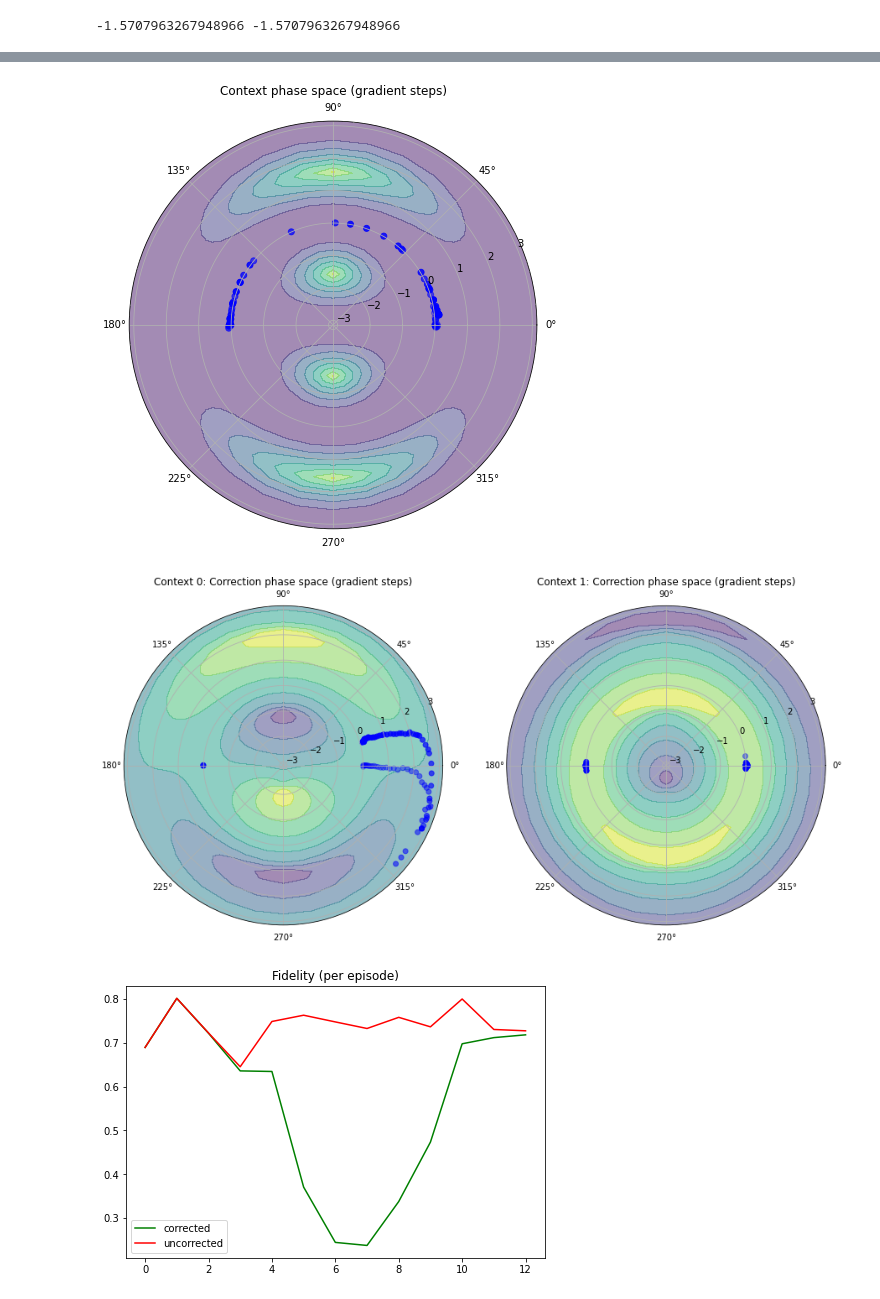
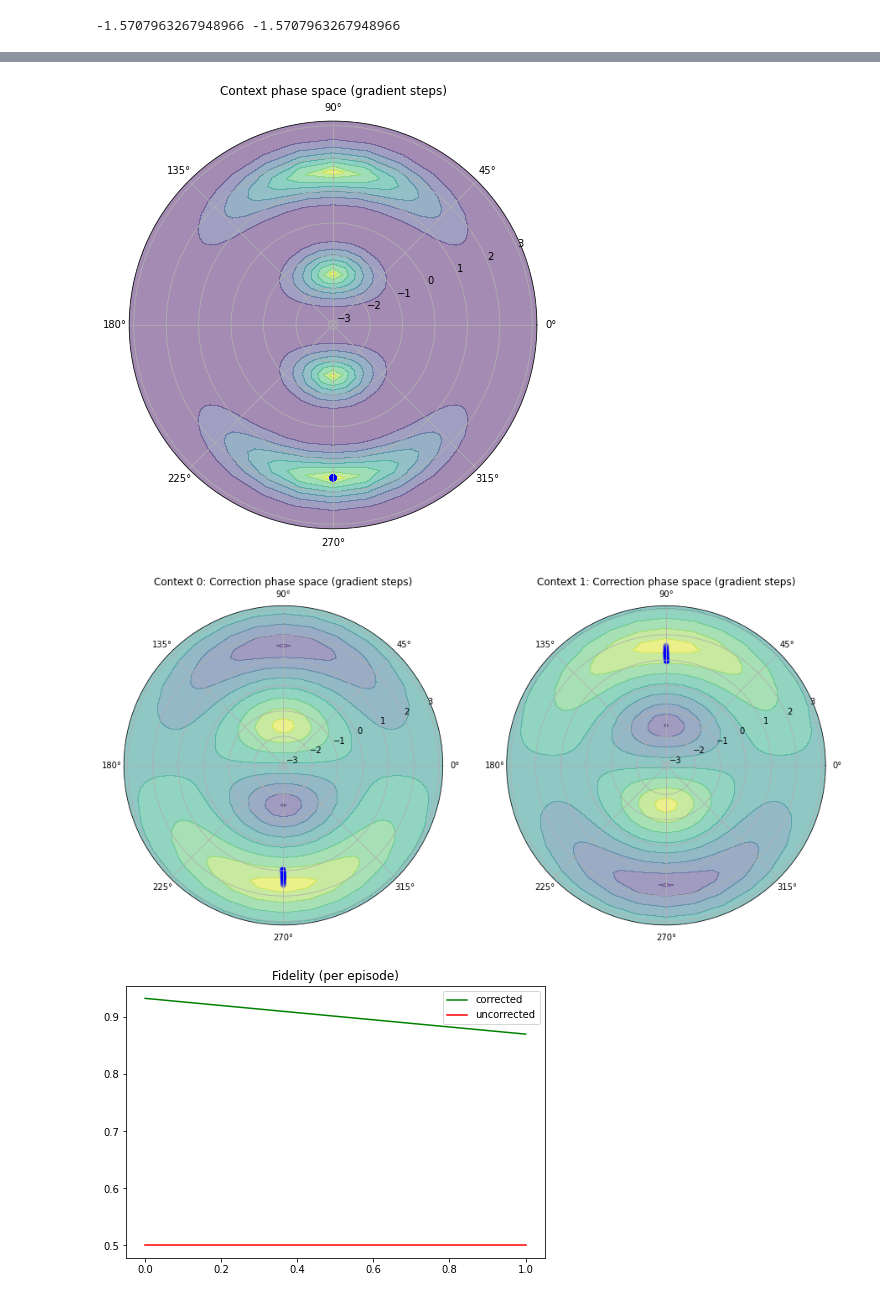
Before and after one commit to farice/SpectatorQubits, a Jupyter notebook: MAB-continuous-analytic-arbitrary-axis.ipynb, the cells around one changed output, grey strips where cells are left out. Saved outputs shown, nothing was run; the diff lists cells and outputs as text; code cells hidden in the pictures.

```diff
--- a/MAB-continuous-analytic-arbitrary-axis.ipynb
+++ b/MAB-continuous-analytic-arbitrary-axis.ipynb
@@ -204,11 +209,14 @@ class Context:
 # contextual analytic geometric descent
 class Analytic2D:
     def __init__(self, env, initial_gamma=0.99, context_eta=np.pi/64,
-                 correction_eta=np.pi/64):
+                 correction_eta=np.pi/64, context_theta_init=[0, 0, 0],
+                 correction_theta_init=[[0, 0, 0], [0, 0, 0]]):
         # two contexts -> pos vs neg rotation with respect to a chosen
         # rotational basis
-        self.contexts = [Context(initial_gamma, correction_eta),
-                         Context(initial_gamma, correction_eta)]
+        self.contexts = [Context(initial_gamma, correction_eta,
+                                 correction_theta_init[0]),
+                         Context(initial_gamma, correction_eta,
+                                 correction_theta_init[1])]
 
         self.rewards = []
         self.fidelity = []
@@ -221,7 +229,7 @@ class Analytic2D:
         self.eta = context_eta
 
         self.batch_context_feedback = ([], [], [])
-        self.context_theta = [0, 0, 0]
+        self.context_theta = context_theta_init
 
     def get_actions(self, observations):
         # Our context is an array of binary spectator qubit measurements.
@@ -249,10 +257,12 @@ class Analytic2D:
                     var_grad = np.mean([2 * (m - mu) * (h - l)
                                         for l, m, h in zip(lo, mid, hi)])
 
-                    self.context_theta[idx] += self.eta * var_grad
+#                     self.context_theta[idx] += self.eta * var_grad
                 self.batch_context_feedback = ([], [], [])
 
-            actions.append({'correction': context.get_and_combine_optimal_theta(), 'context': self.context_theta})
+            actions.append(
+                {'correction': context.get_and_combine_optimal_theta(),
+                 'context': self.context_theta})
         return actions
 
     def update(self, context_feedback, correction_feedback, observations):
@@ -297,7 +308,7 @@ error_samples = np.random.choice([-np.pi/2, np.pi / 2], M)
 # - states are given in terms of a #context_spectators bit measurement outcomes
 # - continuous action space is given by ([-pi, pi], smoothing parameter, contextual_measurement_bias) i.e. \U(1) \times U(1) \times U(1)
 env = SpectatorEnvContinuousV2(error_samples, batch_size=BATCH_SIZE,
-                               num_context_spectators=60, num_reward_spectators=60,
+                               num_context_spectators=1200, num_reward_spectators=1200,
                                context_sensitivity=1.0, reward_sensitivity=1.0)
 # %%
 def extract_theta_phi(single_qubit_gate):
@@ -333,13 +344,16 @@ print(context_contour['max_phi'], context_contour['max_theta'])
 # %%
 start = timer()
 
-md = Analytic2D(env, initial_gamma=1.0, context_eta=np.pi / 32,
-                correction_eta=np.pi / 32)
+md = Analytic2D(env, initial_gamma=1.0, context_eta=np.pi / 64,
+                correction_eta=np.pi / 64, context_theta_init=[0, 0,
+                                                               np.pi/2],
+                correction_theta_init=[[0, 0, np.pi/2],
+                                       [0, 0, -np.pi/2]])
 
 episode_fidelity = []
 control_fidelity = []
 
-MAX_FRAMES = 20 * M // BATCH_SIZE
+MAX_FRAMES = 100 * M // BATCH_SIZE
 UPDATE_ERROR_SAMPLES_FRAMES = M // BATCH_SIZE
 
 # "episodes" are a reasonable way to think about learning a periodic
@@ -355,7 +369,7 @@ context_2d_repr = []
 context_outcome_hist = {}
 
 for frame_idx in range(1, MAX_FRAMES + 1):
-    epoch = frame_idx // (M  // BATCH_SIZE)
+    epoch = frame_idx // (M // BATCH_SIZE)
 
     actions = md.get_actions(observation)
     prev_batch = env.error_samples_batch
@@ -364,12 +378,11 @@ for frame_idx in range(1, MAX_FRAMES + 1):
     observation = None if done else observation
 
     for obs in prev_observation:
+        context_outcome = 1 if np.sum(obs) > env.num_context_spectators / 2 else 0
         if epoch in context_outcome_hist.keys():
-            context_outcome_hist[epoch].append(
-                1 if np.sum(obs) > env.num_context_spectators / 2 else 0)
+            context_outcome_hist[epoch].append(context_outcome)
         else:
-            context_outcome_hist[epoch] = [
-                1 if np.sum(obs) > env.num_context_spectators / 2 else 0]
+            context_outcome_hist[epoch] = [context_outcome]
 
     # generally, in RL we would consider r(s | s', a)
     # given a state transition s' -> s due to action a
@@ -382,19 +395,19 @@ for frame_idx in range(1, MAX_FRAMES + 1):
         episode_fidelity.append(x)
         control_fidelity.append(y)
 
-    if UPDATE_ERROR_SAMPLES_FRAMES:
-        new_error_samples = np.random.normal(MU, SIGMA, M)
-        env.set_error_samples(new_error_samples)
+#     if UPDATE_ERROR_SAMPLES_FRAMES:
+#         new_error_samples = np.random.normal(MU, SIGMA, M)
+#         env.set_error_samples(new_error_samples)
 
     context_2d_repr.append(extract_theta_phi(
         env._get_correction(md.context_theta).dag()))
     for idx, c in enumerate(md.contexts):
+        correction_2d = extract_theta_phi(
+                env._get_correction(c.correction_theta).dag())
         if idx in correction_2d_repr.keys():
-            correction_2d_repr[idx].append(extract_theta_phi(
-                env._get_correction(c.correction_theta).dag()))
+            correction_2d_repr[idx].append(correction_2d)
         else:
-            correction_2d_repr[idx] = [extract_theta_phi(
-                env._get_correction(c.correction_theta).dag())]
+            correction_2d_repr[idx] = [correction_2d]
 
     if done:
         md.save_fidelity(np.mean(episode_fidelity))
@@ -406,20 +419,21 @@ for frame_idx in range(1, MAX_FRAMES + 1):
 
         correction_contour = {}
         correction_contour[0] = get_contour(prev_batch[
-            [0 if np.sum(obs) > env.num_context_spectators / 2 else 1 for obs in prev_observation]], correction_loss)
+            [np.sum(obs) <= env.num_context_spectators / 2 for obs in prev_observation]], correction_loss)
         correction_contour[1] = get_contour(prev_batch[
-            [1 if np.sum(obs) > env.num_context_spectators / 2 else 0 for obs in prev_observation]], correction_loss)
+            [np.sum(obs) > env.num_context_spectators / 2 for obs in prev_observation]], correction_loss)
 
         clear_output(True)
         _, axs = plt.subplots(1, 2, figsize=(15, 10),
                               subplot_kw=dict(polar=True))
         _, axs_context_contour = plt.subplots(1, 1, figsize=(7.5, 7.5),
-                              subplot_kw=dict(polar=True))
+                                              subplot_kw=dict(polar=True))
         _, axs_correction_contour = plt.subplots(1, 2, figsize=(15, 10),
-                              subplot_kw=dict(polar=True))
+                                                 subplot_kw=dict(polar=True))
         _, ax_fid = plt.subplots(1, 1, figsize=(7.5, 5))
         _, ax_hist = plt.subplots(1, 2, figsize=(15, 7.5))
-        plot(np.concatenate((axs, [axs_context_contour], axs_correction_contour, [ax_fid], ax_hist)), frame_idx,
+        plot(np.concatenate((axs, [axs_context_contour], axs_correction_contour,
+                             [ax_fid], ax_hist)), frame_idx,
              timedelta(seconds=int(timer()-start)),
              baseline_fidelity=md.control_fidelity,
              corrected_fidelity=md.fidelity,
@@ -436,3 +450,3 @@ env.close()
-[figure, old version]
+[figure, new version]
-[figure, old version]
+[figure, new version]
-[figure, old version]
+[figure, new version]
```
Also changed, not shown: parts of 6 cells of this notebook, 3 other files.
